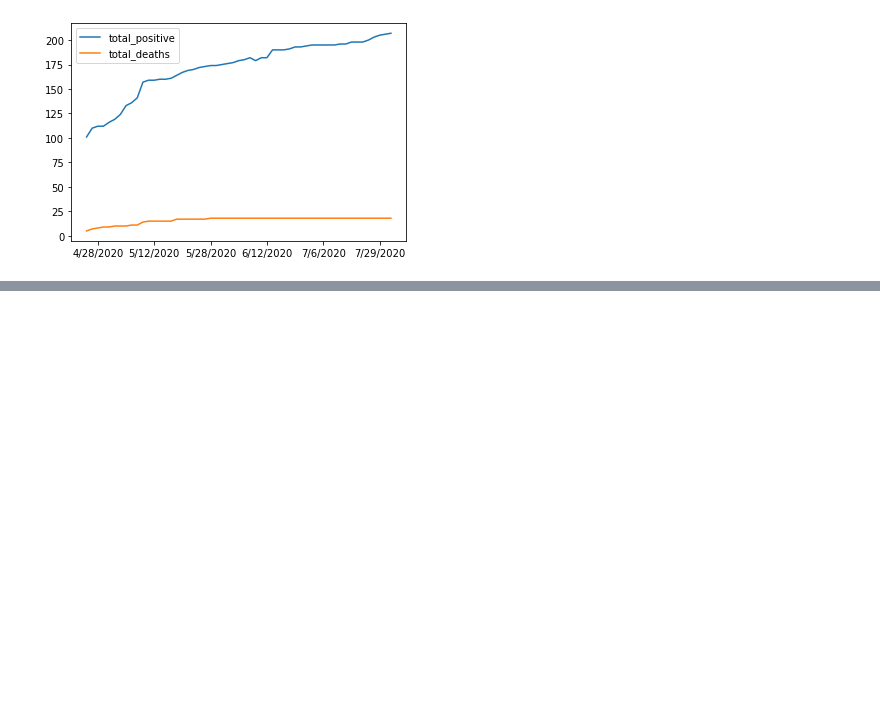
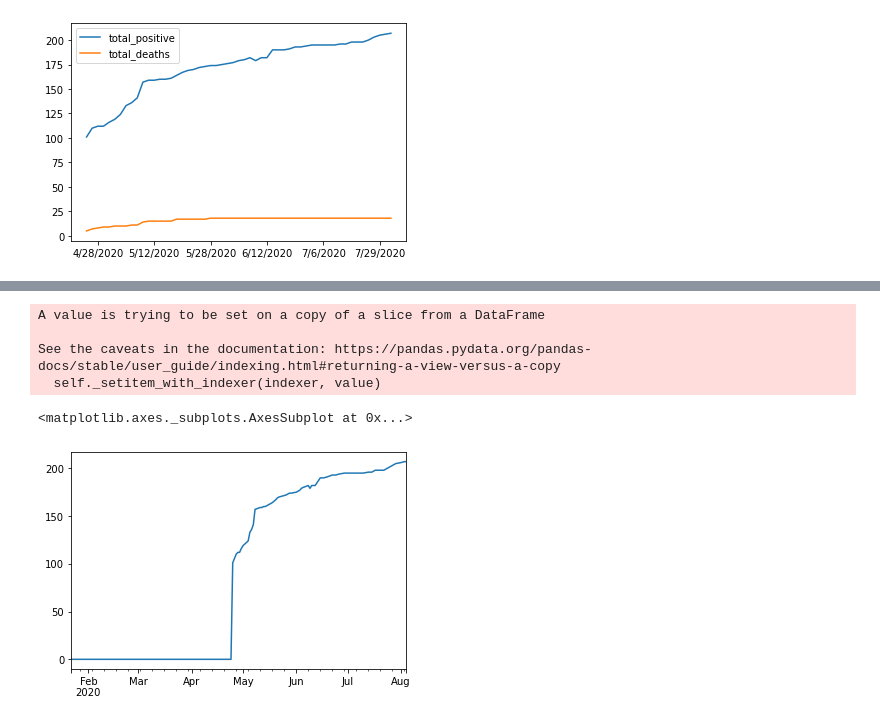
Before and after one commit to danielsuo/princeton.fyi, a Jupyter notebook: notebooks/Testing.ipynb, the cells around one changed output, grey strips where cells are left out. Drawn from its saved outputs; the diff is of its cells as text; code cells hidden in the pictures; blank space fills up the shorter version.

Commit message:
Processed case, death data

```diff
--- a/notebooks/Testing.ipynb
+++ b/notebooks/Testing.ipynb
@@ -168,8 +168,12 @@ deaths_table = None
 for geo in ["local", "county", "state", "national"]:
     deaths[geo].index = pd.to_datetime(deaths[geo].index)
     if geo == "local":
-        deaths_table = deaths[geo]
+        deaths_table = pd.DataFrame(deaths[geo])
     else:
-        print(geo)
         deaths_table = pd.merge(deaths_table, deaths[geo], how="outer", left_index=True, right_index=True)
+
+for geo in ["local", "county", "state", "national"]:
+    deaths_table[geo].iloc[:np.argmin(deaths_table[geo])] = 0
+
+deaths_table = deaths_table.interpolate(method="time", limit_direction="both")
 # %% [output]
@@ -239,0 +189,30 @@ DatetimeIndex(['2020-01-22', '2020-01-23', '2020-01-24', '2020-01-25',
+# %%
+cases = {
+    "local": srcs["princeton"].df.total_positive.iloc[::-1].rename("local"),
+    "county": srcs["county_case"].df[srcs["county_case"].df.countyFIPS == 34021].drop(columns=["countyFIPS", "County Name", "State", "stateFIPS"]).T.iloc[:, 0].rename("county"),
+    "state": srcs["county_case"].df[srcs["county_case"].df.State == "NJ"].drop(columns=["countyFIPS", "County Name", "State", "stateFIPS"]).sum(axis=0).rename("state"),
+    "national": srcs["county_case"].df.drop(columns=["countyFIPS", "County Name", "State", "stateFIPS"]).sum(axis=0).rename("national")
+}
+# %%
+cases_table = None
+for geo in ["local", "county", "state", "national"]:
+    cases[geo].index = pd.to_datetime(cases[geo].index)
+    if geo == "local":
+        cases_table = cases[geo]
+    else:
+        cases_table = pd.merge(cases_table, cases[geo], how="outer", left_index=True, right_index=True)
+
+for geo in ["local", "county", "state", "national"]:
+    cases_table[geo].iloc[:np.argmin(cases_table[geo])] = 0
+
+cases_table = cases_table.interpolate(method="time", limit_direction="both")
+# %% [output]
+A value is trying to be set on a copy of a slice from a DataFrame
+
+See the caveats in the documentation: https://pandas.pydata.org/pandas-docs/stable/user_guide/indexing.html#returning-a-view-versus-a-copy
+  self._setitem_with_indexer(indexer, value)
+# %%
+cases_table.local.plot()
+# %% [output]
+<matplotlib.axes._subplots.AxesSubplot at 0x...>
+[figure, added]
```
Also changed, not shown: parts of 6 cells of this notebook.
